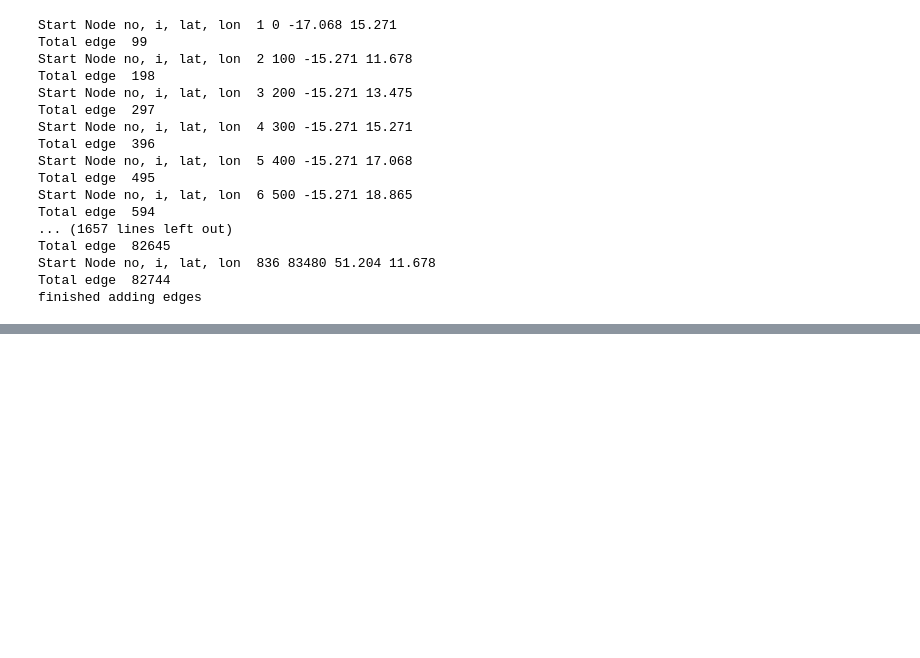
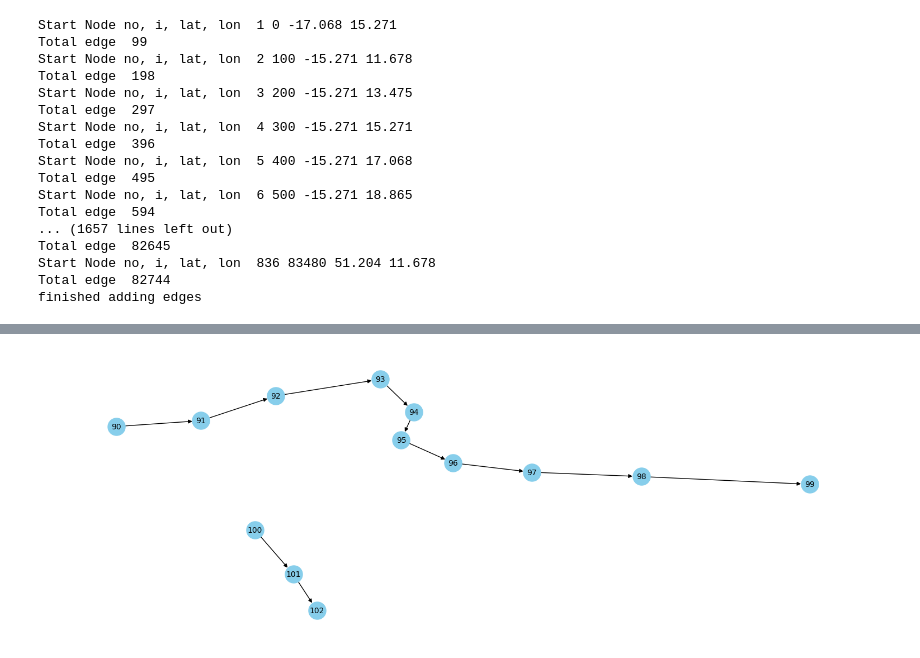
Before and after one commit to RoyZhaoGA/DroughtForecastAI, a Jupyter notebook: GNNDroughtPrediction200k.ipynb, the cells around one changed output, grey strips where cells are left out. Saved outputs shown, nothing was run; the diff lists cells and outputs as text; code cells hidden in the pictures; blank space fills up the shorter version.

```diff
--- a/GNNDroughtPrediction200k.ipynb
+++ b/GNNDroughtPrediction200k.ipynb
@@ -137,13 +136,3 @@ Total edge  82645
 Start Node no, i, lat, lon  836 83480 51.204 11.678
 Total edge  82744
 finished adding edges
-# %%
-# Add edges if the points are <150km apart
-for i, row_i in processed_dataset.iterrows():
-    for j, row_j in processed_dataset.iterrows():
-        if i < j:
-            distance_km = geodesic((row_i['Lat'], row_i['Lon']), (row_j['Lat'], row_j['Lon'])).kilometers
-            if distance_km < 150:
-                G.add_edge(i, j)
-
-print("finished adding edges")
@@ -149,0 +141,13 @@ print("finished adding edges")
+# %%
+Temporal_graph = nx.DiGraph()
+# %%
+# Add nodes with features
+for index, row in processed_dataset.iterrows():
+    Temporal_graph.add_node(index, **row[['Lat', 'Lon', 'temperature_2m', 'temperature_2m_min',
+                             'temperature_2m_max', 'dewpoint_temperature_2m', 'total_precipitation_sum',
+                             'total_precipitation_min', 'total_precipitation_max', 'u_component_of_wind_10m',
+                             'v_component_of_wind_10m', 'surface_net_solar_radiation_sum',
+                             'total_evaporation_sum', 'soil_moisture_am', 'soil_moisture_pm', 'NDVI',
+                             'EVI', 'next_month_tempreature', 'next_month_precipitation', 'year', 'month2', 'spei01']].to_dict())
+
+print("finished creating node features")
@@ -149,0 +214,16 @@ print("finished adding edges")
+# %%
+def display_a_to_b_nodes(graph, a, b):
+    # Extract the first 200 nodes
+    nodes_subset = list(graph.nodes())[a:b]
+
+    # Create a subgraph with the first 200 nodes
+    subgraph = graph.subgraph(nodes_subset)
+
+    # Draw the subgraph with the linear layout
+    plt.figure(figsize=(15, 5))
+    nx.draw(subgraph, with_labels=True, node_color='skyblue', node_size=500, edge_color='black', linewidths=1, font_size=10)
+    plt.show()
+# %%
+display_a_to_b_nodes(Temporal_graph, 90, 103)
+# %% [output]
+[figure, added]
```
Also changed, not shown: parts of 6 cells of this notebook.
